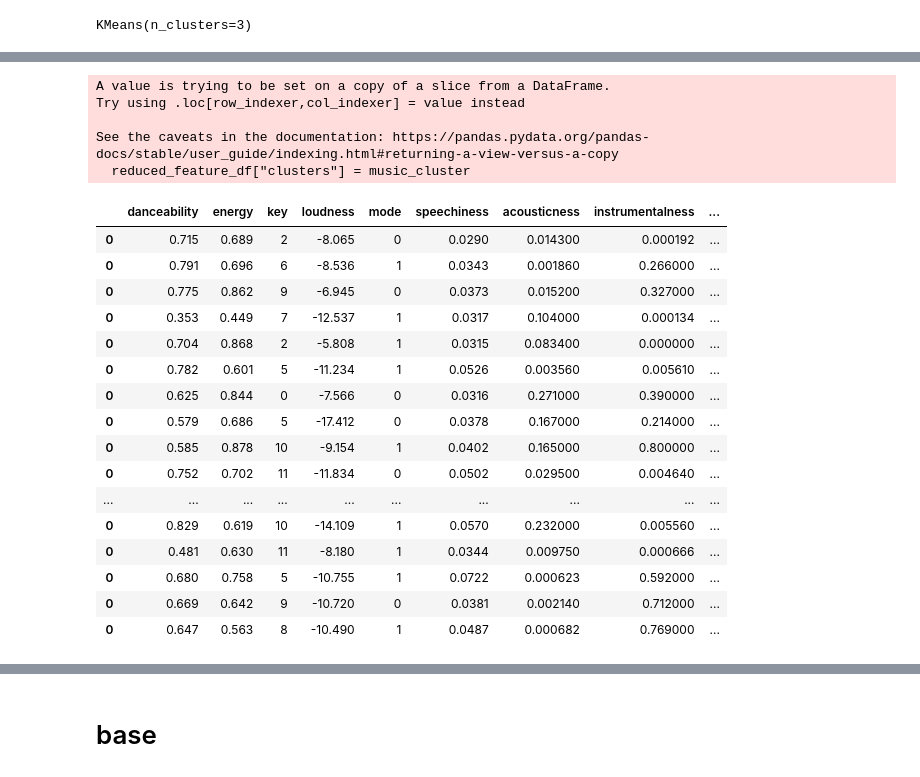
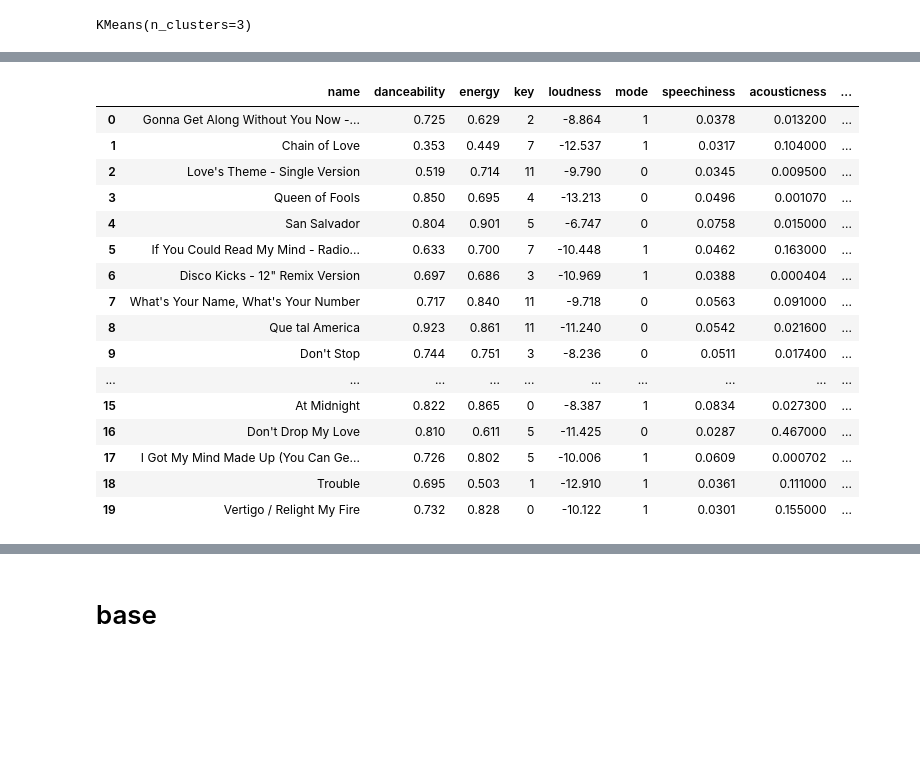
Before and after one commit to nv0884a/Project4, a Jupyter notebook: Push330.ipynb, the cells around one changed output, grey strips where cells are left out. Cells and saved outputs as stored; diff of their text form; code cells hidden in the pictures; blank space fills up the shorter version.

```diff
--- a/Push330.ipynb
+++ b/Push330.ipynb
@@ -588,0 +571,4 @@ reduced_feature_df.head()
+# %%
+merged_features = pd.merge(features_df, recommendation_result, on = 'id', how = 'left')
+
+merged_features.columns
@@ -588,0 +584,2 @@ reduced_feature_df.head()
+# %%
+merged_features = merged_features[['name','danceability', 'energy' , 'key', 'loudness', 'mode', 'speechiness', 'acousticness', 'instrumentalness', 'liveness', 'valence', 'tempo']]
@@ -589,2 +606,2 @@ reduced_feature_df.head()
 # %%
-cluster_feature = pd.get_dummies(reduced_feature_df, columns=['danceability', 'energy','key','loudness','mode','speechiness','acousticness','instrumentalness','liveness',"valence","tempo"])
+cluster_feature = pd.get_dummies(merged_features, columns=['danceability', 'energy','key','loudness','mode','speechiness','acousticness','instrumentalness','liveness',"valence","tempo"])
@@ -591,3 +629,5 @@ cluster_feature = pd.get_dummies(reduced_feature_df, columns=['danceability', 'e
+# %%
+cluster_feature.drop(columns='name', inplace = True)
 # %%
 model = KMeans(n_clusters=3)
 # %%
@@ -602,27 +643,22 @@ array([0, 1, 0, 1, 1, 2, 0, 0, 1, 0, 0, 0, 0, 1, 1, 1, 1, 2, 0, 1])
 # %%
-reduced_feature_df["clusters"] = music_cluster
-reduced_feature_df
+merged_features["clusters"] = music_cluster
+merged_features
 # %% [output]
-A value is trying to be set on a copy of a slice from a DataFrame.
-Try using .loc[row_indexer,col_indexer] = value instead
-
-See the caveats in the documentation: https://pandas.pydata.org/pandas-docs/stable/user_guide/indexing.html#returning-a-view-versus-a-copy
-  reduced_feature_df["clusters"] = music_cluster
-|  | danceability | energy | key | loudness | mode | speechiness | acousticness | instrumentalness | ... |
-| 0 | 0.715 | 0.689 | 2 | -8.065 | 0 | 0.0290 | 0.014300 | 0.000192 | ... |
-| 0 | 0.791 | 0.696 | 6 | -8.536 | 1 | 0.0343 | 0.001860 | 0.266000 | ... |
-| 0 | 0.775 | 0.862 | 9 | -6.945 | 0 | 0.0373 | 0.015200 | 0.327000 | ... |
-| 0 | 0.353 | 0.449 | 7 | -12.537 | 1 | 0.0317 | 0.104000 | 0.000134 | ... |
-| 0 | 0.704 | 0.868 | 2 | -5.808 | 1 | 0.0315 | 0.083400 | 0.000000 | ... |
-| 0 | 0.782 | 0.601 | 5 | -11.234 | 1 | 0.0526 | 0.003560 | 0.005610 | ... |
-| 0 | 0.625 | 0.844 | 0 | -7.566 | 0 | 0.0316 | 0.271000 | 0.390000 | ... |
-| 0 | 0.579 | 0.686 | 5 | -17.412 | 0 | 0.0378 | 0.167000 | 0.214000 | ... |
-| 0 | 0.585 | 0.878 | 10 | -9.154 | 1 | 0.0402 | 0.165000 | 0.800000 | ... |
-| 0 | 0.752 | 0.702 | 11 | -11.834 | 0 | 0.0502 | 0.029500 | 0.004640 | ... |
+|  | name | danceability | energy | key | loudness | mode | speechiness | acousticness | ... |
+| 0 | Gonna Get Along Without You Now -... | 0.725 | 0.629 | 2 | -8.864 | 1 | 0.0378 | 0.013200 | ... |
+| 1 | Chain of Love | 0.353 | 0.449 | 7 | -12.537 | 1 | 0.0317 | 0.104000 | ... |
+| 2 | Love's Theme - Single Version | 0.519 | 0.714 | 11 | -9.790 | 0 | 0.0345 | 0.009500 | ... |
+| 3 | Queen of Fools | 0.850 | 0.695 | 4 | -13.213 | 0 | 0.0496 | 0.001070 | ... |
+| 4 | San Salvador | 0.804 | 0.901 | 5 | -6.747 | 0 | 0.0758 | 0.015000 | ... |
+| 5 | If You Could Read My Mind - Radio... | 0.633 | 0.700 | 7 | -10.448 | 1 | 0.0462 | 0.163000 | ... |
+| 6 | Disco Kicks - 12" Remix Version | 0.697 | 0.686 | 3 | -10.969 | 1 | 0.0388 | 0.000404 | ... |
+| 7 | What's Your Name, What's Your Number | 0.717 | 0.840 | 11 | -9.718 | 0 | 0.0563 | 0.091000 | ... |
+| 8 | Que tal America | 0.923 | 0.861 | 11 | -11.240 | 0 | 0.0542 | 0.021600 | ... |
+| 9 | Don't Stop | 0.744 | 0.751 | 3 | -8.236 | 0 | 0.0511 | 0.017400 | ... |
 | ... | ... | ... | ... | ... | ... | ... | ... | ... | ... |
-| 0 | 0.829 | 0.619 | 10 | -14.109 | 1 | 0.0570 | 0.232000 | 0.005560 | ... |
-| 0 | 0.481 | 0.630 | 11 | -8.180 | 1 | 0.0344 | 0.009750 | 0.000666 | ... |
-| 0 | 0.680 | 0.758 | 5 | -10.755 | 1 | 0.0722 | 0.000623 | 0.592000 | ... |
-| 0 | 0.669 | 0.642 | 9 | -10.720 | 0 | 0.0381 | 0.002140 | 0.712000 | ... |
-| 0 | 0.647 | 0.563 | 8 | -10.490 | 1 | 0.0487 | 0.000682 | 0.769000 | ... |
+| 15 | At Midnight | 0.822 | 0.865 | 0 | -8.387 | 1 | 0.0834 | 0.027300 | ... |
+| 16 | Don't Drop My Love | 0.810 | 0.611 | 5 | -11.425 | 0 | 0.0287 | 0.467000 | ... |
+| 17 | I Got My Mind Made Up (You Can Ge... | 0.726 | 0.802 | 5 | -10.006 | 1 | 0.0609 | 0.000702 | ... |
+| 18 | Trouble | 0.695 | 0.503 | 1 | -12.910 | 1 | 0.0361 | 0.111000 | ... |
+| 19 | Vertigo / Relight My Fire | 0.732 | 0.828 | 0 | -10.122 | 1 | 0.0301 | 0.155000 | ... |
 # %%
```
Also changed, not shown: parts of 21 cells of this notebook, 1 other file.
